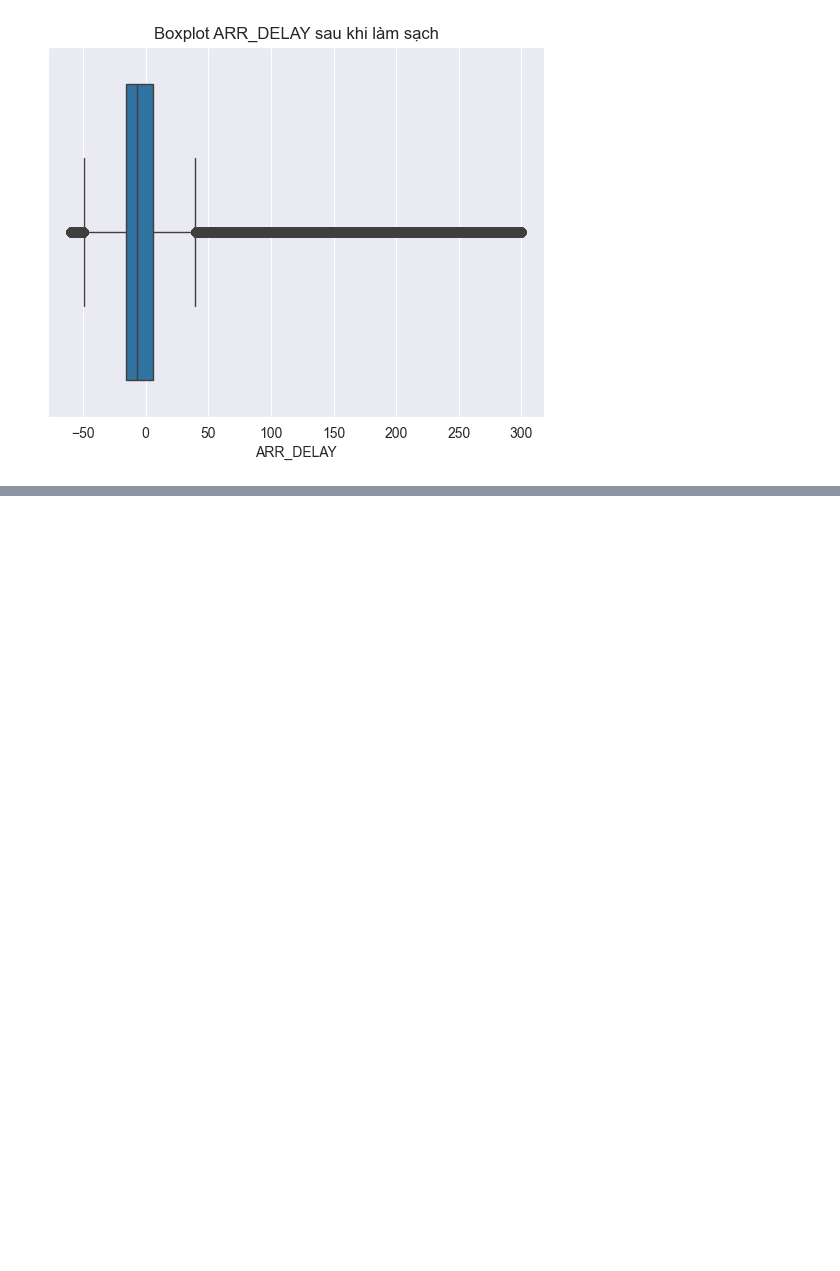
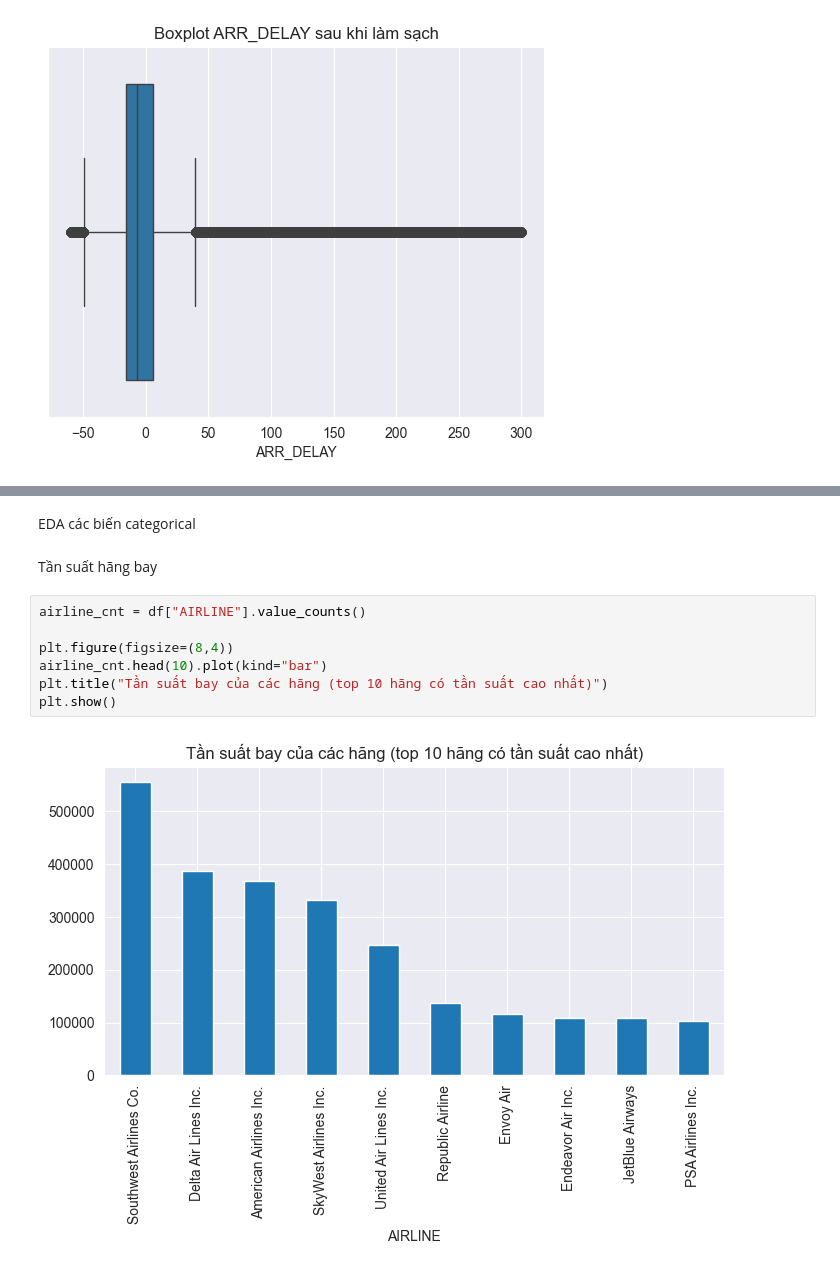
Before and after one commit to MinhPhi2504/IE313.Q12, a Jupyter notebook: flight.ipynb, the cells around one changed output, grey strips where cells are left out. Cells and saved outputs as stored; diff of their text form; blank space fills up the shorter version.

```diff
--- a/flight.ipynb
+++ b/flight.ipynb
@@ -565,0 +450,13 @@ plt.show()
+# %% [markdown]
+EDA các biến categorical
+# %% [markdown]
+Tần suất hãng bay
+# %%
+airline_cnt = df["AIRLINE"].value_counts()
+
+plt.figure(figsize=(8,4))
+airline_cnt.head(10).plot(kind="bar")
+plt.title("Tần suất bay của các hãng (top 10 hãng có tần suất cao nhất)")
+plt.show()
+# %% [output]
+[figure, added]
```
Also changed, not shown: parts of 141 cells of this notebook.
